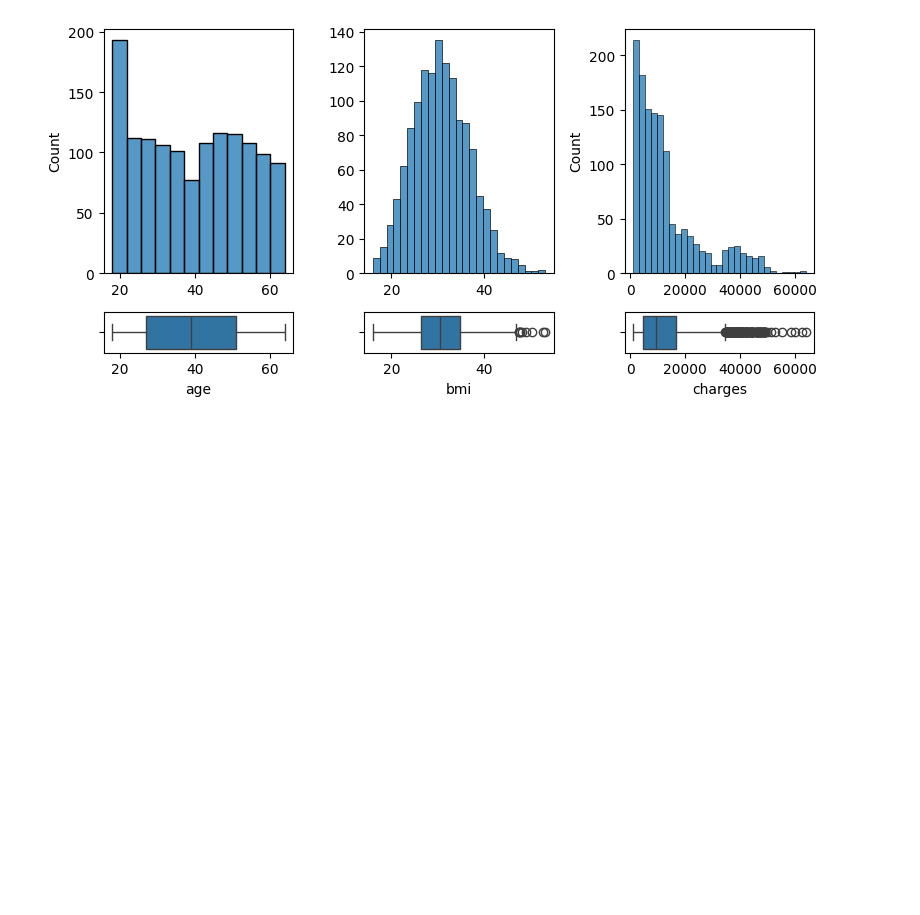
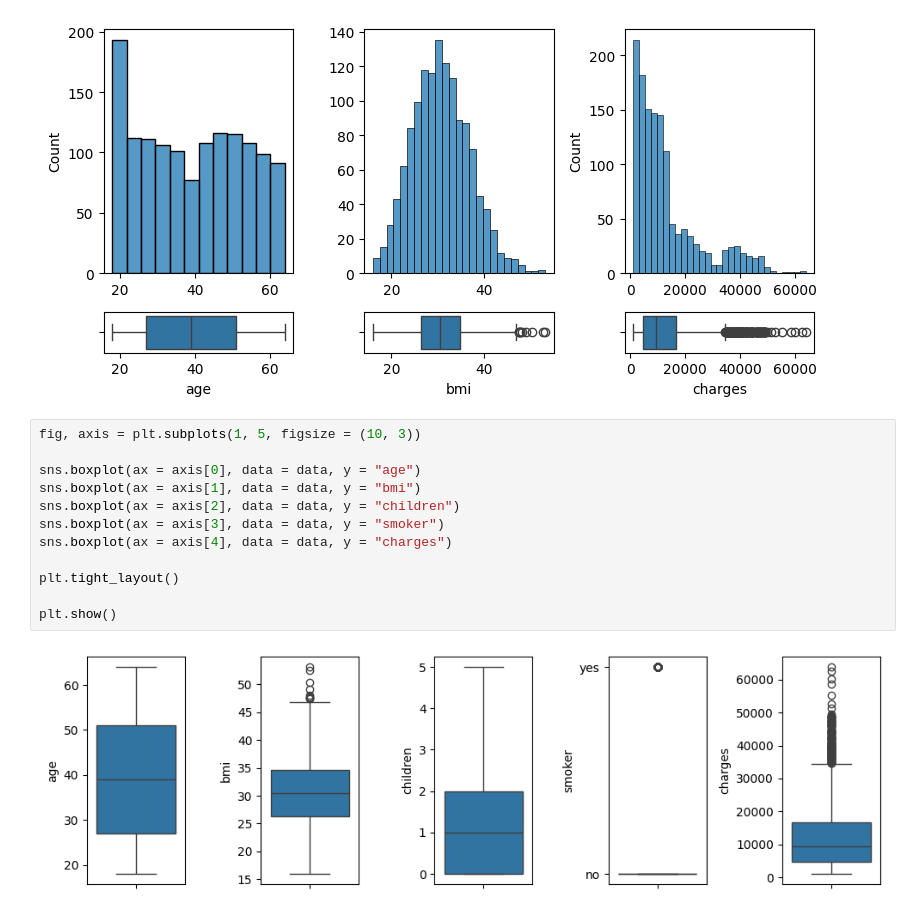
Before and after one commit to RmVa23/linear-regression, a Jupyter notebook: src/EDA.ipynb, the cells around one changed output. Drawn from its saved outputs; the diff is of its cells as text; blank space fills up the shorter version.

```diff
--- a/src/EDA.ipynb
+++ b/src/EDA.ipynb
@@ -147,3 +147,17 @@ plt.tight_layout()
 plt.show()
 # %% [output]
 [figure]
+# %%
+fig, axis = plt.subplots(1, 5, figsize = (10, 3))
+
+sns.boxplot(ax = axis[0], data = data, y = "age")
+sns.boxplot(ax = axis[1], data = data, y = "bmi")
+sns.boxplot(ax = axis[2], data = data, y = "children")
+sns.boxplot(ax = axis[3], data = data, y = "smoker")
+sns.boxplot(ax = axis[4], data = data, y = "charges")
+
+plt.tight_layout()
+
+plt.show()
+# %% [output]
+[figure, added]
```
Also changed, not shown: parts of 19 cells of this notebook, 1 other file.
